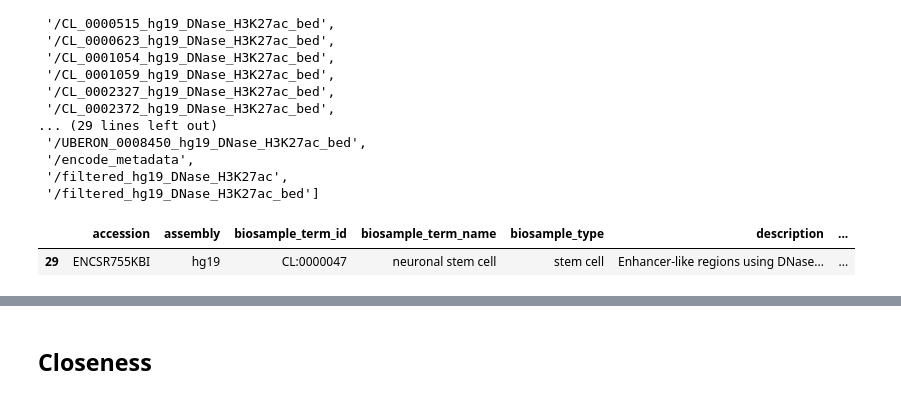
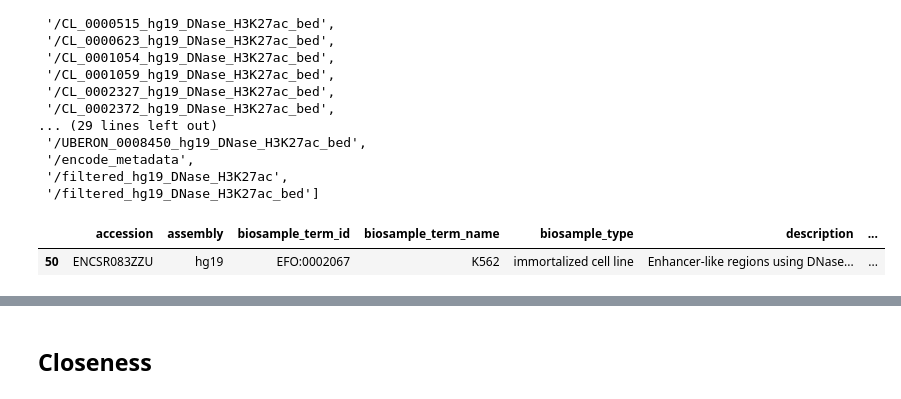
Before and after one commit to mvanzetti/thesis, a Jupyter notebook: notebooks/Repeat Masker Analysis.ipynb, the cells around one changed output, grey strips where cells are left out. Saved outputs shown, nothing was run; the diff lists cells and outputs as text; code cells hidden in the pictures.

Commit message:
Replicating MIR enhancers analysis

```diff
--- a/notebooks/Repeat Masker Analysis.ipynb
+++ b/notebooks/Repeat Masker Analysis.ipynb
@@ -285,8 +286,8 @@ store.keys()
 # %%
 encode_metadata = pd.read_hdf("../storage/encode_staging.hdf", "encode_metadata")
 # %%
-encode_metadata.query("assembly == 'hg19' & method=='DNase_H3K27ac' & biosample_term_name == 'neuronal stem cell'")
+encode_metadata.query("assembly == 'hg19' & biosample_term_name=='K562' and method=='DNase_H3K27ac'")
 # %% [output]
 |  | accession | assembly | biosample_term_id | biosample_term_name | biosample_type | description | ... |
-| 29 | ENCSR755KBI | hg19 | CL:0000047 | neuronal stem cell | stem cell | Enhancer-like regions using DNase... | ... |
+| 50 | ENCSR083ZZU | hg19 | EFO:0002067 | K562 | immortalized cell line | Enhancer-like regions using DNase... | ... |
 # %%
```
Also changed, not shown: parts of 47 cells of this notebook, 2 other files.
